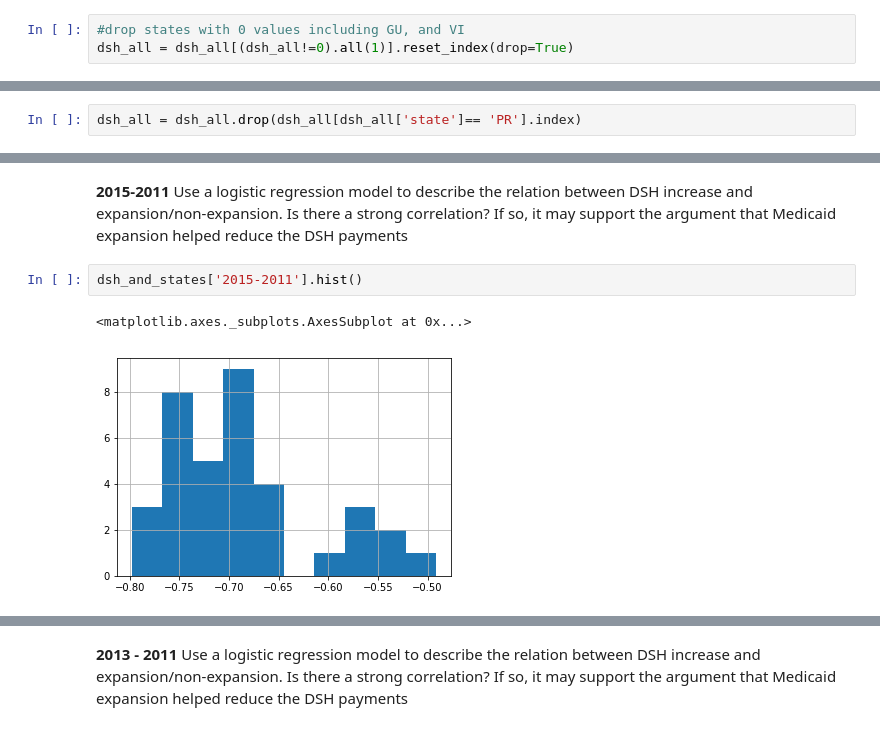
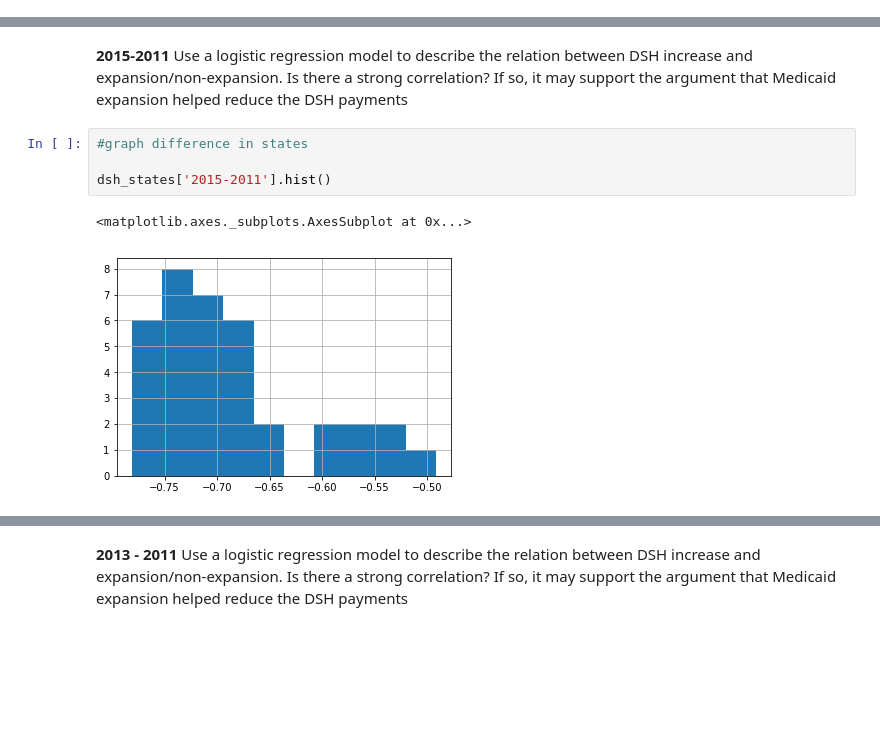
Before and after one commit to Kereeh/CMP-464, a Jupyter notebook: research/dsh_analysis.ipynb, the cells around one changed output, grey strips where cells are left out. Drawn from its saved outputs; the diff is of its cells as text; blank space fills up the shorter version.

```diff
--- a/research/dsh_analysis.ipynb
+++ b/research/dsh_analysis.ipynb
@@ -118,4 +68 @@ dsh_all
 dsh_all['state'] = dsh_all['state'].str.strip()
-# %%
-#drop states with 0 values including GU, and VI
-dsh_all = dsh_all[(dsh_all!=0).all(1)].reset_index(drop=True)
@@ -142,2 +68,0 @@ dsh_all
-# %%
-dsh_all = dsh_all.drop(dsh_all[dsh_all['state']== 'PR'].index)
@@ -212,8 +97,10 @@ dsh_and_states
 # %% [markdown]
 **2015-2011** Use a logistic regression model to describe the relation between DSH increase and expansion/non-expansion. Is there a strong correlation? If so, it may support the argument that Medicaid expansion helped reduce the DSH payments
 # %%
-dsh_and_states['2015-2011'].hist()
+#graph difference in states
+
+dsh_states['2015-2011'].hist()
 # %% [output]
 <matplotlib.axes._subplots.AxesSubplot at 0x...>
-[figure, old version]
+[figure, new version]
 # %%
```
Also changed, not shown: parts of 22 cells of this notebook.
